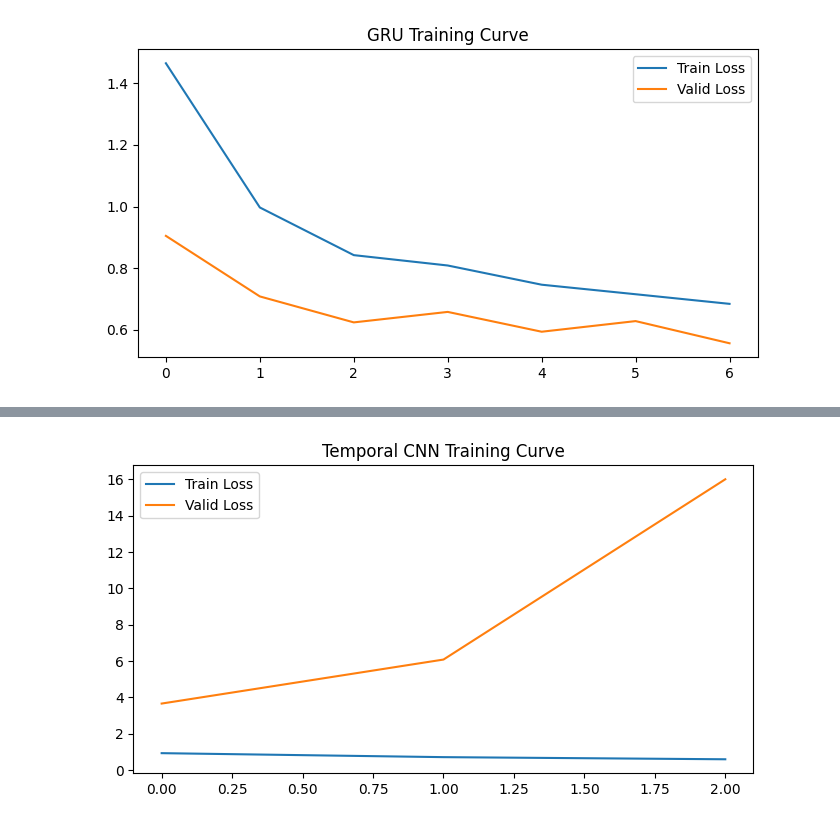
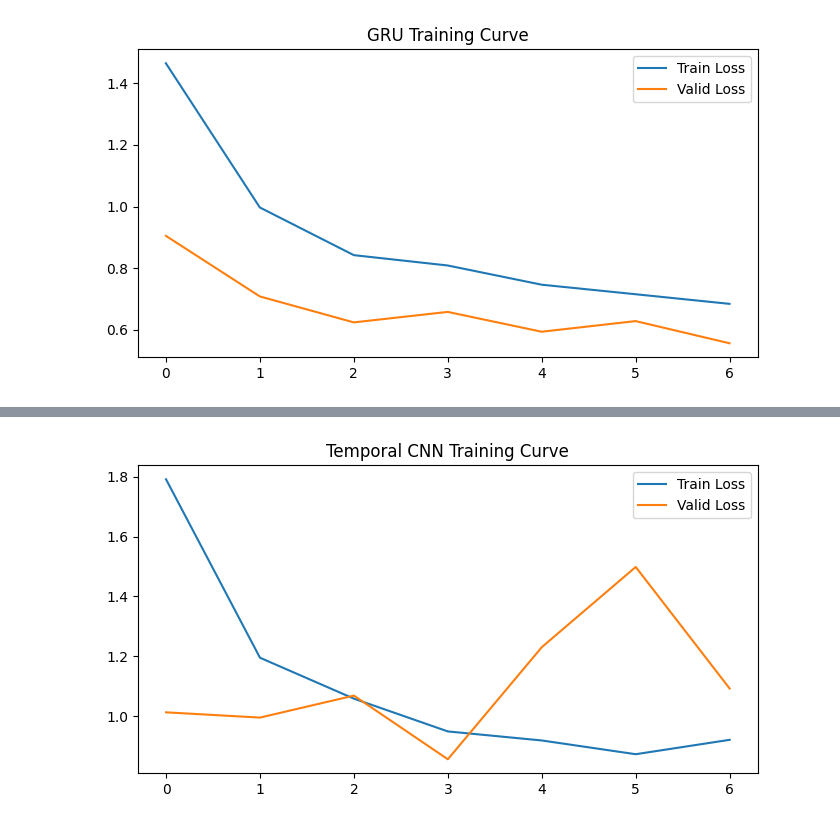
Before and after one commit to sabin74/Enterprise-Intelligent-Demand-Forecasting-Decision-Optimization-Platform, a Jupyter notebook: notebooks/06_dl_models.ipynb, the cells around one changed output, grey strips where cells are left out. Drawn from its saved outputs; the diff is of its cells as text; code cells hidden in the pictures.

```diff
--- a/notebooks/06_dl_models.ipynb
+++ b/notebooks/06_dl_models.ipynb
@@ -729,13 +712,13 @@ TCN RMSLE: 0.9108
 # %%
 # TCN Training Curves
 plt.figure(figsize=(8, 4))
-plt.plot(history.history["loss"], label="Train Loss")
-plt.plot(history.history["val_loss"], label="Valid Loss")
+plt.plot(history_tcn.history["loss"], label="Train Loss")
+plt.plot(history_tcn.history["val_loss"], label="Valid Loss")
 plt.legend()
 plt.title("Temporal CNN Training Curve")
 plt.show()
 # %% [output]
-[figure, old version]
+[figure, new version]
 # %%
 # Save Model
 tcn_model.save("models/tcn_model.keras")
```
Also changed, not shown: parts of 31 cells of this notebook.
